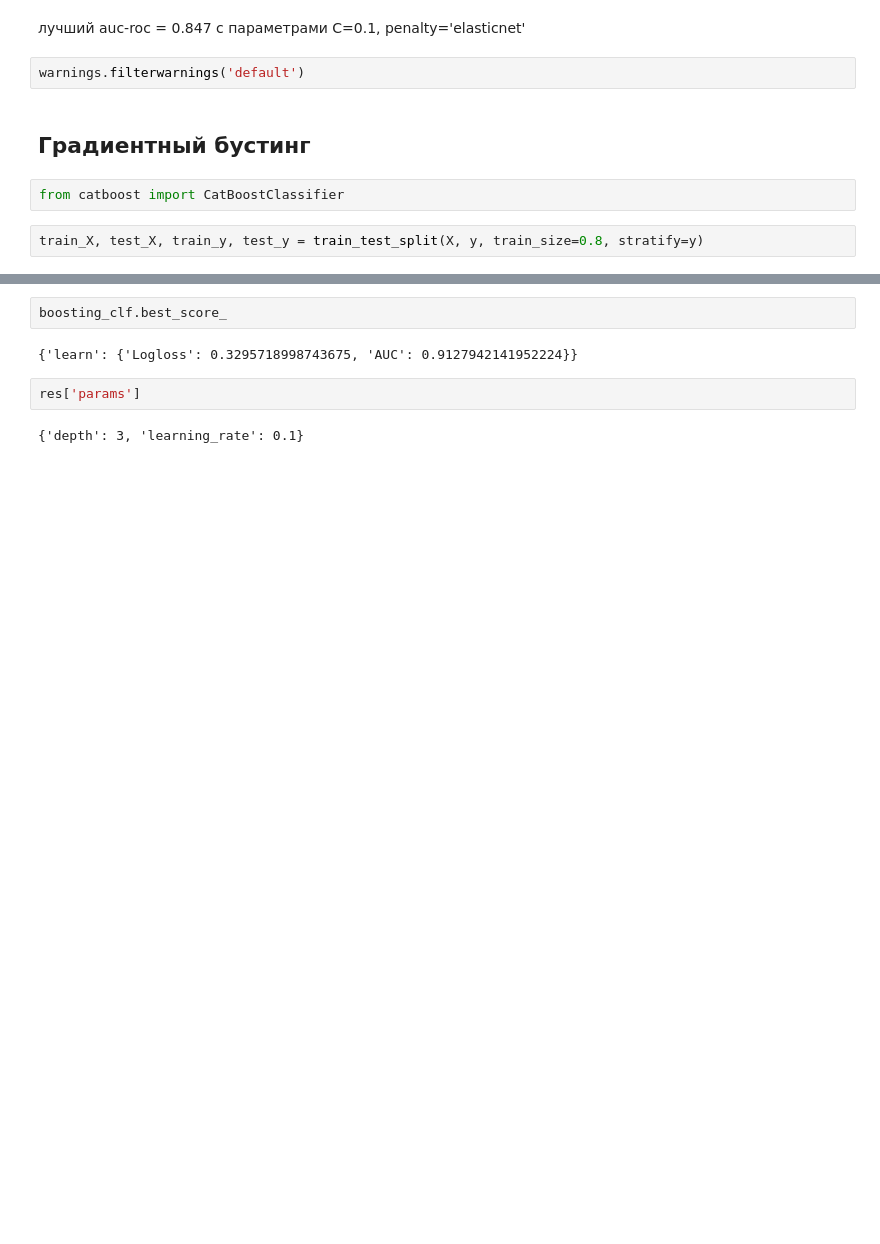
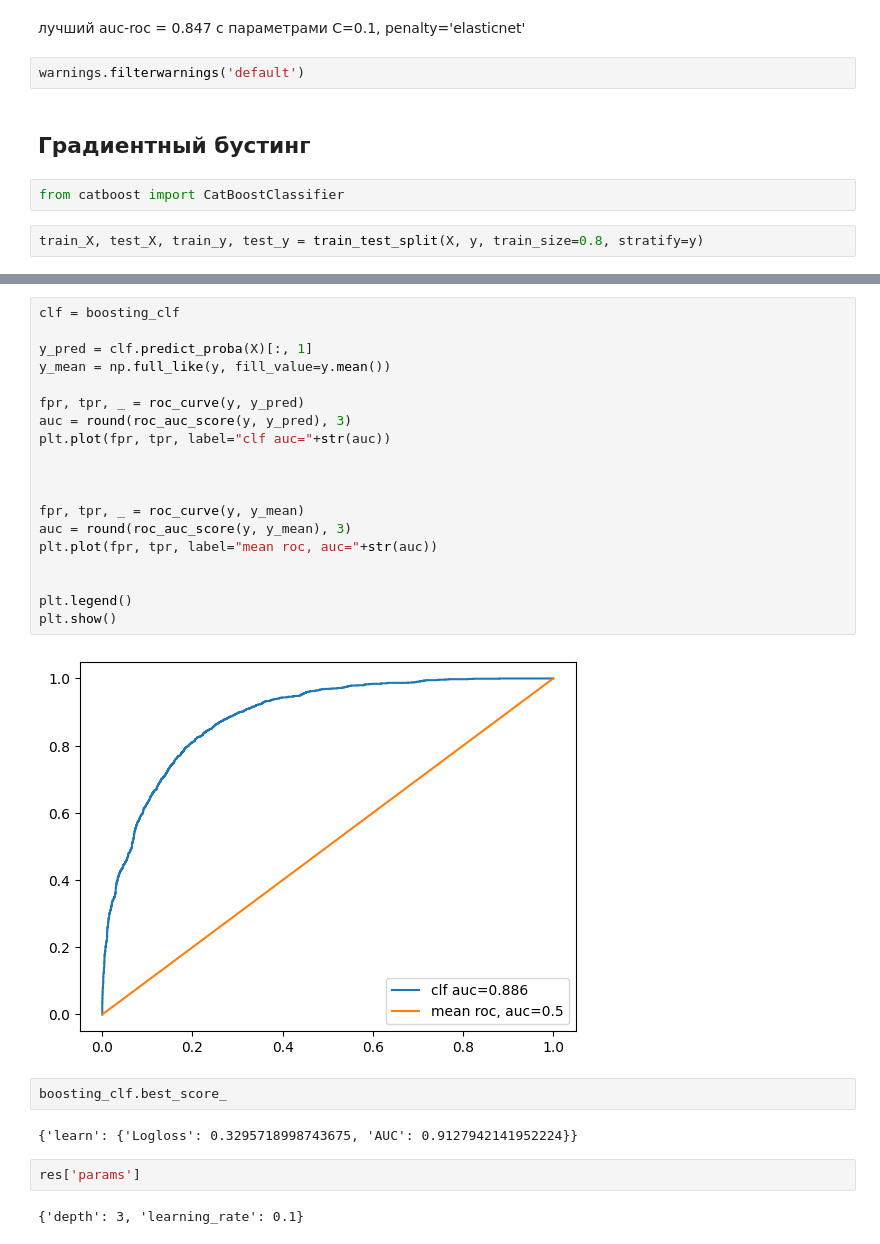
Before and after one commit to LinearBasis/-hurn-rate, a Jupyter notebook: churn_rate.ipynb, the cells around one changed output, grey strips where cells are left out. Drawn from its saved outputs; the diff is of its cells as text; blank space fills up the shorter version.

```diff
--- a/churn_rate.ipynb
+++ b/churn_rate.ipynb
@@ -237,3 +221,24 @@ res = boosting_clf.grid_search(param_grid=grid, X=train_X, y=train_y)
+# %%
+clf = boosting_clf
+
+y_pred = clf.predict_proba(X)[:, 1]
+y_mean = np.full_like(y, fill_value=y.mean())
+
+fpr, tpr, _ = roc_curve(y, y_pred)
+auc = round(roc_auc_score(y, y_pred), 3)
+plt.plot(fpr, tpr, label="clf auc="+str(auc))
+
+
+
+fpr, tpr, _ = roc_curve(y, y_mean)
+auc = round(roc_auc_score(y, y_mean), 3)
+plt.plot(fpr, tpr, label="mean roc, auc="+str(auc))
+
+
+plt.legend()
+plt.show()
+# %% [output]
+[figure, added]
 # %%
 boosting_clf.best_score_
 # %% [output]
```
Also changed, not shown: parts of 8 cells of this notebook.
